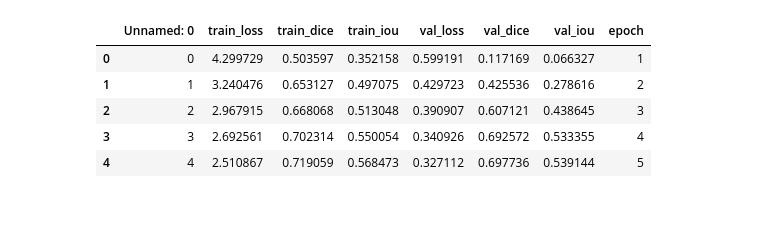
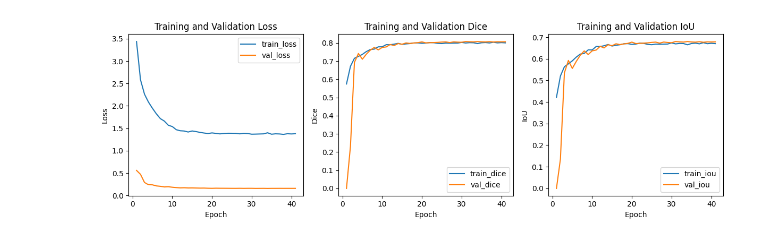
Before and after one commit to toan-ly/CS-5137-Deep-Learning, a Jupyter notebook: homework3/src/run_training.ipynb, the cells around one changed output. Saved outputs shown, nothing was run; the diff lists cells and outputs as text; code cells hidden in the pictures; blank space fills up the shorter version.

```diff
--- a/homework3/src/run_training.ipynb
+++ b/homework3/src/run_training.ipynb
@@ -90,10 +81,5 @@ import matplotlib.pyplot as plt
 # %%
-history_df = pd.read_csv('checkpoints/training_history.csv')
-history_df.head()
+history_df = pd.read_csv('checkpoints/unet_new/training_history.csv')
+plot_loss(history_df, 'checkpoints')
 # %% [output]
-|  | Unnamed: 0 | train_loss | train_dice | train_iou | val_loss | val_dice | val_iou | epoch |
-| 0 | 0 | 4.299729 | 0.503597 | 0.352158 | 0.599191 | 0.117169 | 0.066327 | 1 |
-| 1 | 1 | 3.240476 | 0.653127 | 0.497075 | 0.429723 | 0.425536 | 0.278616 | 2 |
-| 2 | 2 | 2.967915 | 0.668068 | 0.513048 | 0.390907 | 0.607121 | 0.438645 | 3 |
-| 3 | 3 | 2.692561 | 0.702314 | 0.550054 | 0.340926 | 0.692572 | 0.533355 | 4 |
-| 4 | 4 | 2.510867 | 0.719059 | 0.568473 | 0.327112 | 0.697736 | 0.539144 | 5 |
+[figure, added]
```
Also changed, not shown: parts of 11 cells of this notebook, 4 other files.
